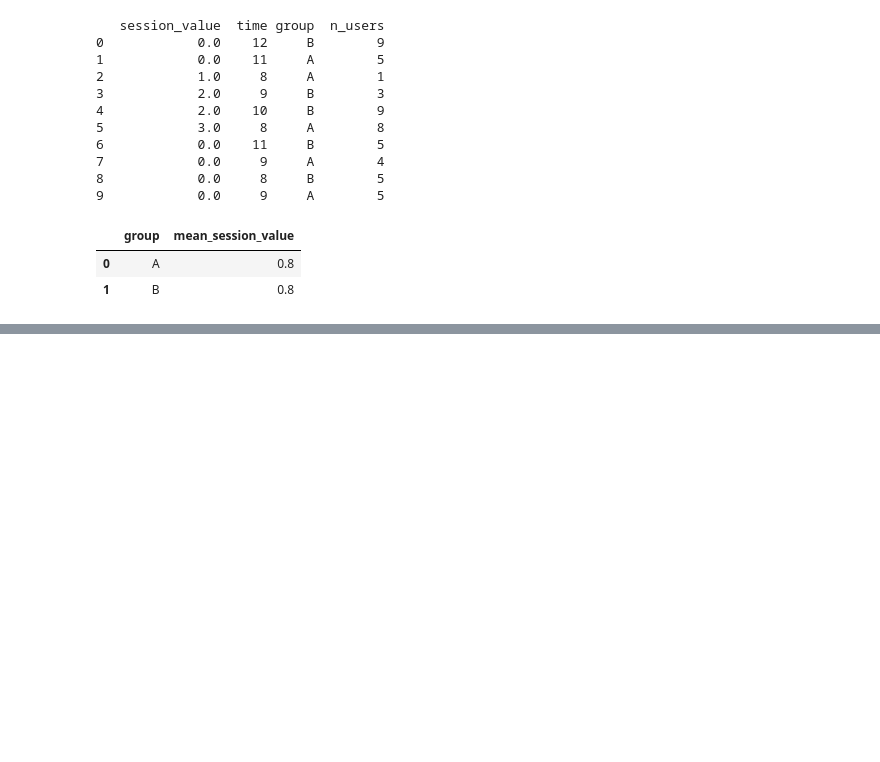
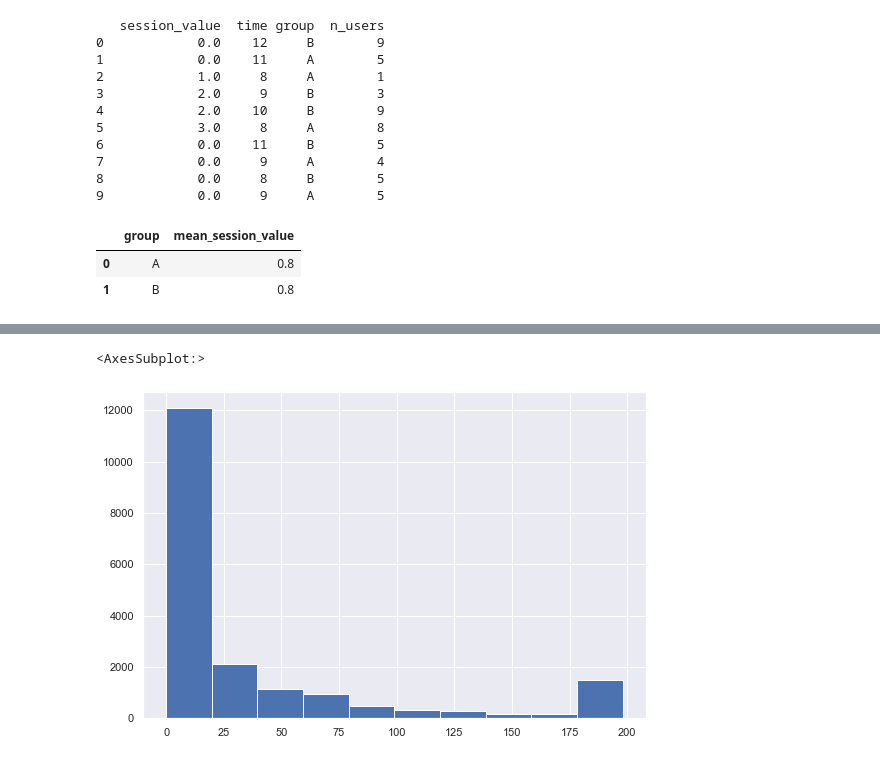
Before and after one commit to AndrewSalygin/ML_practice, a Jupyter notebook: ML.ipynb, the cells around one changed output, grey strips where cells are left out. Saved outputs shown, nothing was run; the diff lists cells and outputs as text; code cells hidden in the pictures; blank space fills up the shorter version.

```diff
--- a/ML.ipynb
+++ b/ML.ipynb
@@ -1108,0 +1186,11 @@ mean_session_value_data = my_stat.groupby('group', as_index = False). \
+# %%
+users_events_data = df.pivot_table(index='user_id',
+               columns='action',
+               values='step_id',
+               aggfunc='count',
+               fill_value=0).reset_index()
+# %%
+users_events_data.discovered.hist()
+# %% [output]
+<AxesSubplot:>
+[figure, added]
```
Also changed, not shown: parts of 38 cells of this notebook.
